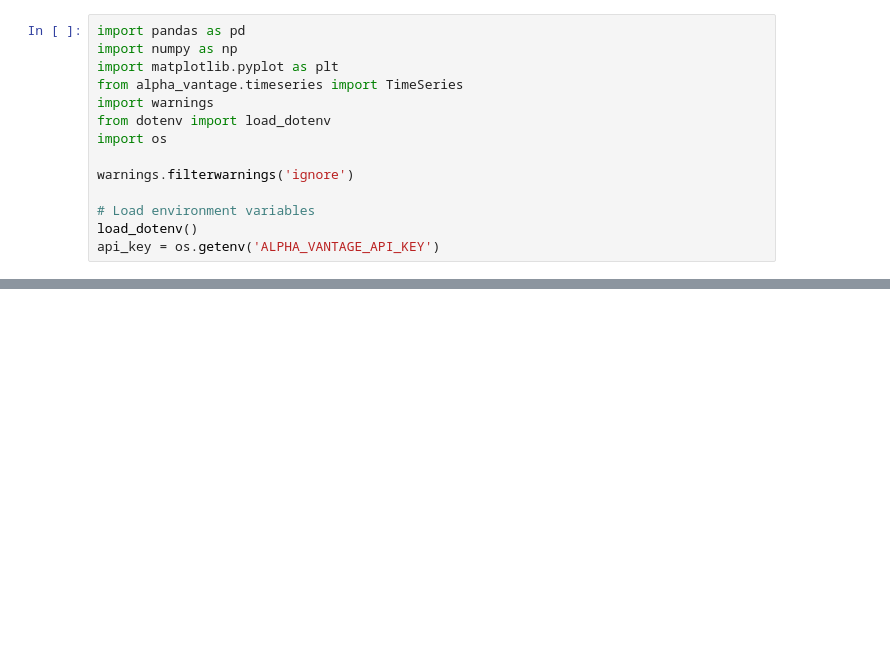
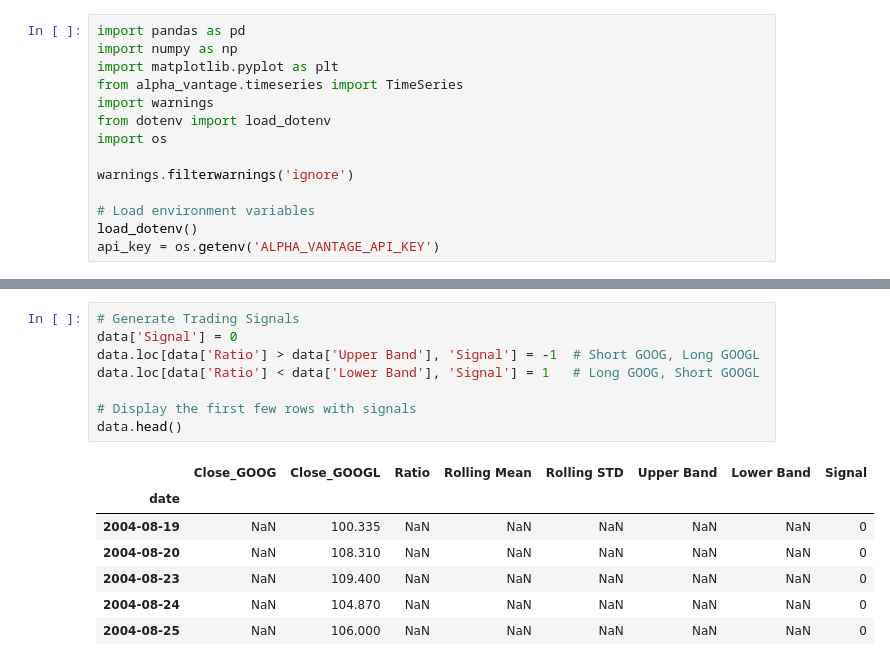
Before and after one commit to miloopark/strategy-playground, a Jupyter notebook: strategies/Dual_Class_Arbitrage.ipynb, the cells around one changed output, grey strips where cells are left out. Saved outputs shown, nothing was run; the diff lists cells and outputs as text; blank space fills up the shorter version.

```diff
--- a/strategies/Dual_Class_Arbitrage.ipynb
+++ b/strategies/Dual_Class_Arbitrage.ipynb
@@ -36,0 +67,16 @@ ValueError: Thank you for using Alpha Vantage! This is a premium endpoint. You m
+# %%
+# Generate Trading Signals
+data['Signal'] = 0
+data.loc[data['Ratio'] > data['Upper Band'], 'Signal'] = -1  # Short GOOG, Long GOOGL
+data.loc[data['Ratio'] < data['Lower Band'], 'Signal'] = 1   # Long GOOG, Short GOOGL
+
+# Display the first few rows with signals
+data.head()
+# %% [output]
+|  | Close_GOOG | Close_GOOGL | Ratio | Rolling Mean | Rolling STD | Upper Band | Lower Band | Signal |
+| date |  |  |  |  |  |  |  |  |
+| 2004-08-19 | NaN | 100.335 | NaN | NaN | NaN | NaN | NaN | 0 |
+| 2004-08-20 | NaN | 108.310 | NaN | NaN | NaN | NaN | NaN | 0 |
+| 2004-08-23 | NaN | 109.400 | NaN | NaN | NaN | NaN | NaN | 0 |
+| 2004-08-24 | NaN | 104.870 | NaN | NaN | NaN | NaN | NaN | 0 |
+| 2004-08-25 | NaN | 106.000 | NaN | NaN | NaN | NaN | NaN | 0 |
```
Also changed, not shown: parts of 4 cells of this notebook.
